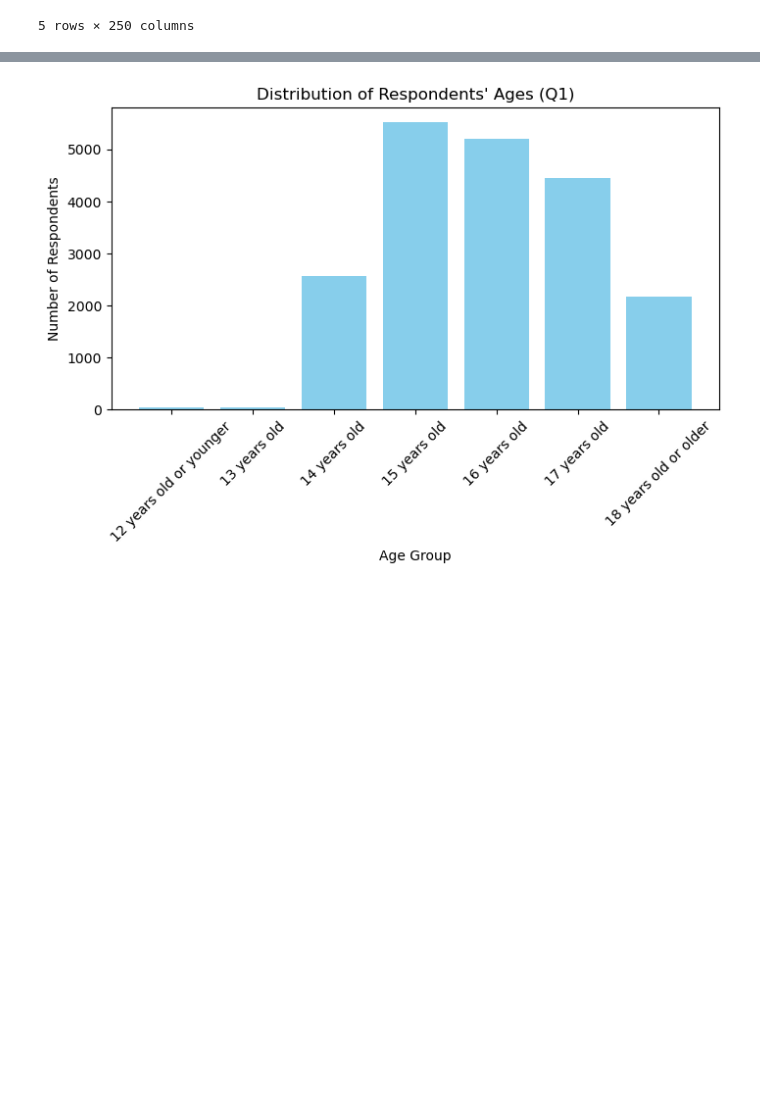
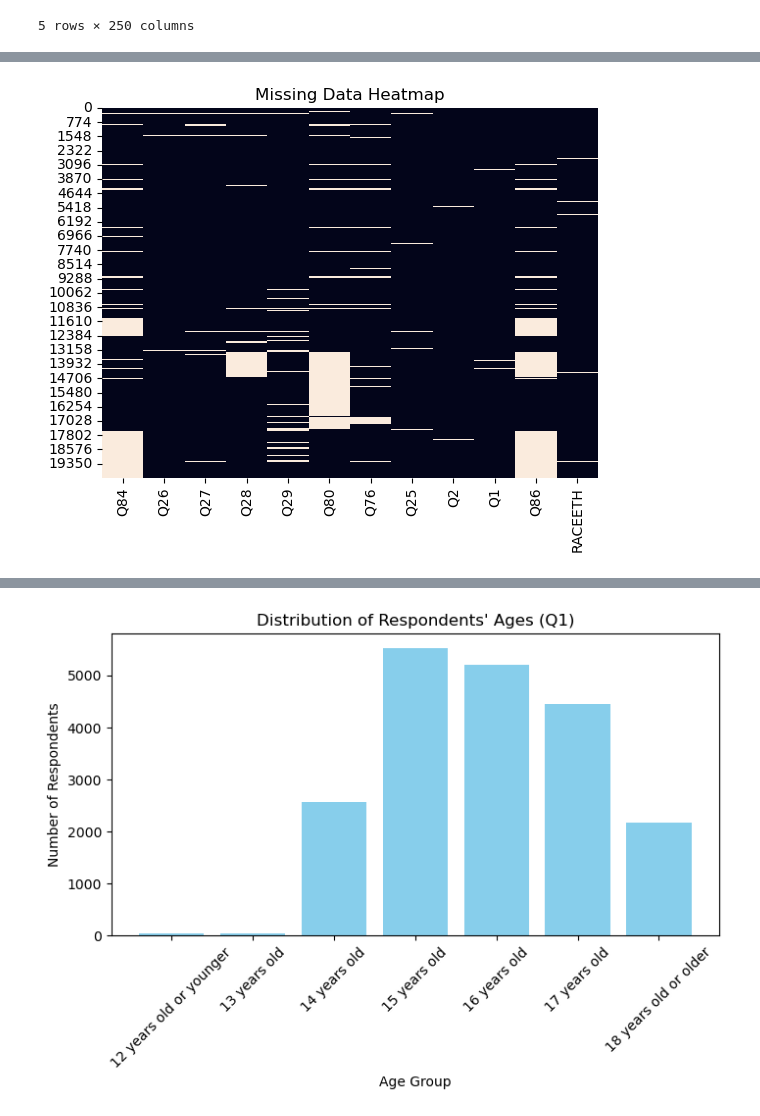
Before and after one commit to amyjxtan/Youth-Mental-Health, a Jupyter notebook: Youth_Mental_Health.ipynb, the cells around one changed output, grey strips where cells are left out. Saved outputs shown, nothing was run; the diff lists cells and outputs as text; code cells hidden in the pictures; blank space fills up the shorter version.

```diff
--- a/Youth_Mental_Health.ipynb
+++ b/Youth_Mental_Health.ipynb
@@ -46,0 +27,3 @@ Length: 250, dtype: int64
+# %%
+df_cleaned = df.filter(items = ['Q84', 'Q26', 'Q27', 'Q28', 'Q29', 'Q80', 'Q76', 'Q25', 'Q2','Q1', 'Q86', 'RACEETH'])
+df_cleaned.head()
@@ -46,0 +61,7 @@ Length: 250, dtype: int64
+# %%
+# Visualizing missing data
+sns.heatmap(df_cleaned.isnull(), cbar=False)
+plt.title("Missing Data Heatmap")
+plt.show()
+# %% [output]
+[figure, added]
```
Also changed, not shown: parts of 23 cells of this notebook.
